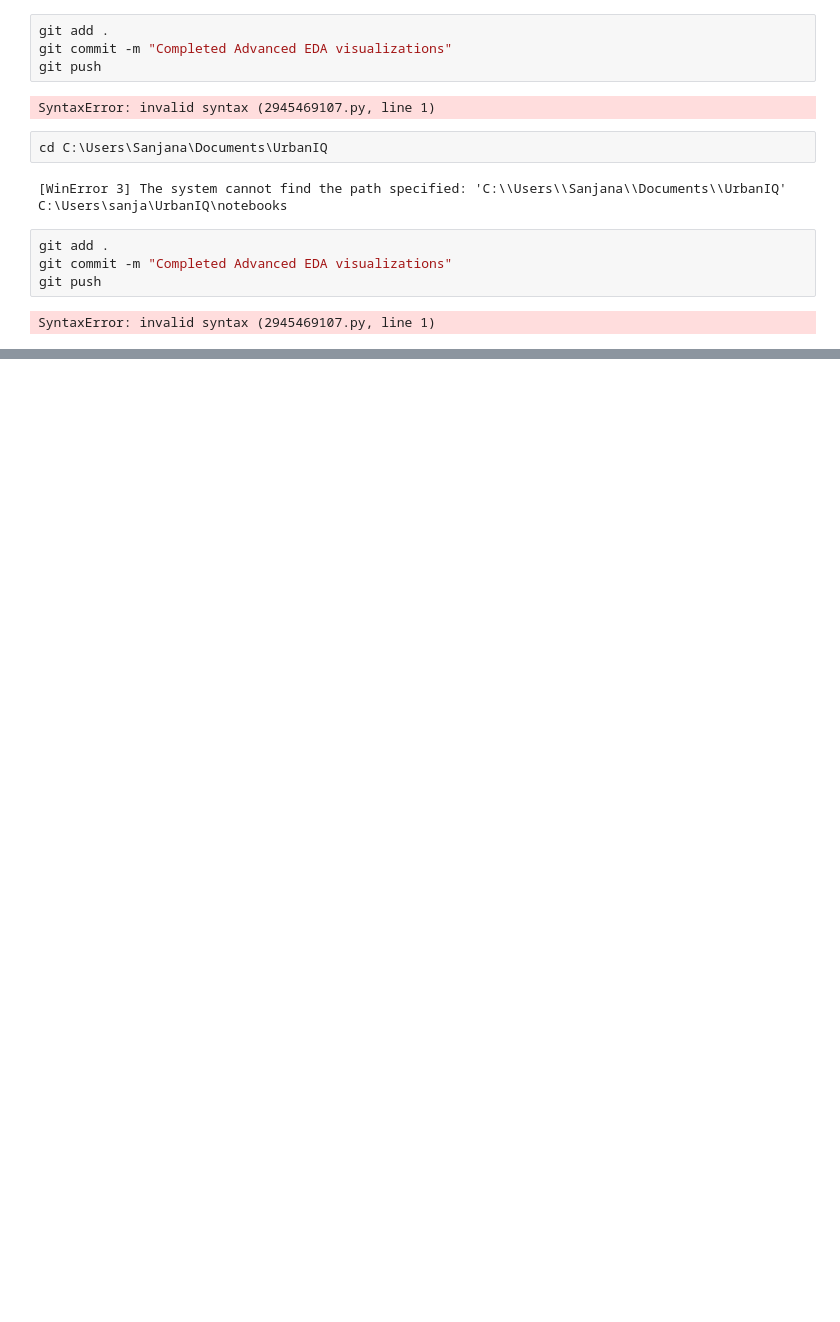
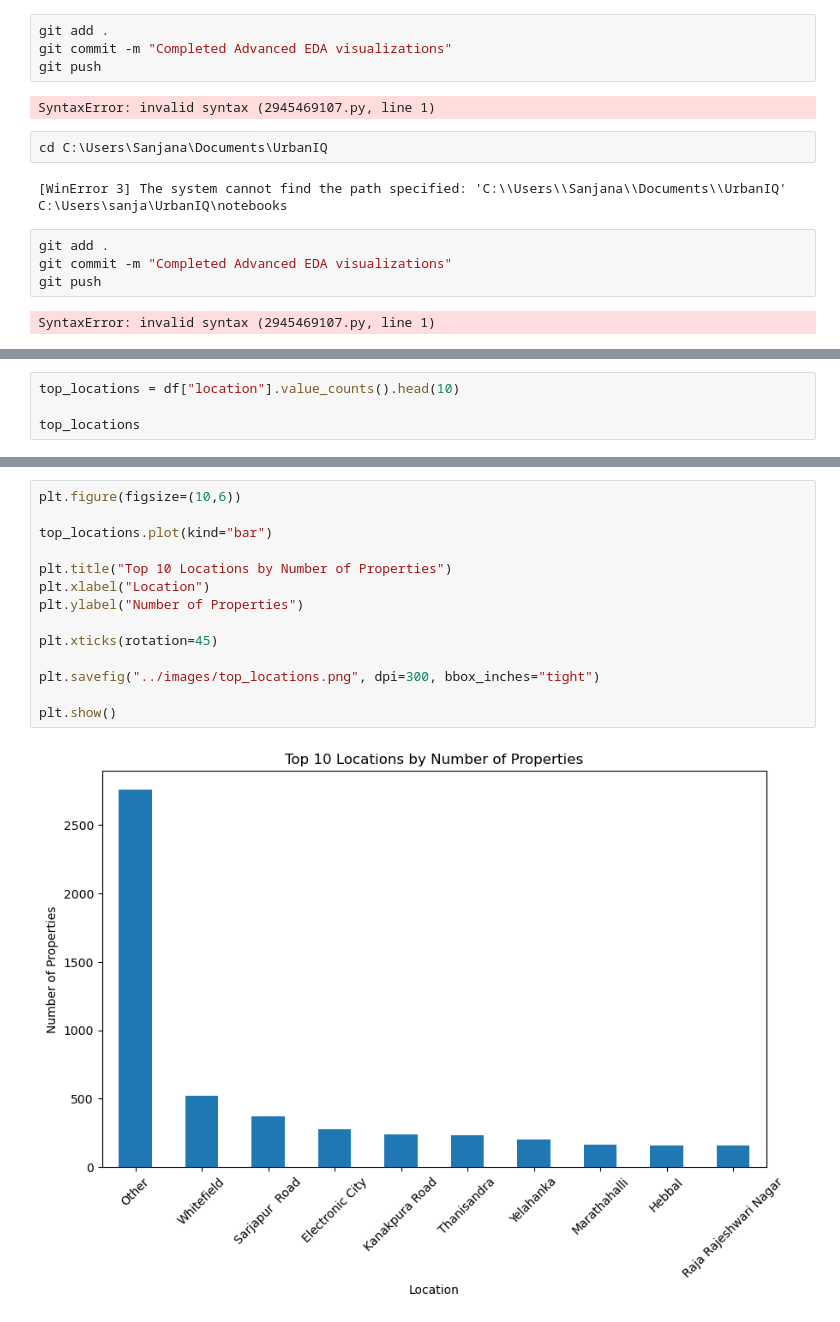
Before and after one commit to sanjureddy17/UrbanIQ, a Jupyter notebook: notebooks/02_Data_Exploration.ipynb, the cells around one changed output, grey strips where cells are left out. Cells and saved outputs as stored; diff of their text form; blank space fills up the shorter version.

```diff
--- a/notebooks/02_Data_Exploration.ipynb
+++ b/notebooks/02_Data_Exploration.ipynb
@@ -1055,0 +1120,4 @@ SyntaxError: invalid syntax (2945469107.py, line 1)
+# %%
+top_locations = df["location"].value_counts().head(10)
+
+top_locations
@@ -1055,0 +1137,16 @@ SyntaxError: invalid syntax (2945469107.py, line 1)
+# %%
+plt.figure(figsize=(10,6))
+
+top_locations.plot(kind="bar")
+
+plt.title("Top 10 Locations by Number of Properties")
+plt.xlabel("Location")
+plt.ylabel("Number of Properties")
+
+plt.xticks(rotation=45)
+
+plt.savefig("../images/top_locations.png", dpi=300, bbox_inches="tight")
+
+plt.show()
+# %% [output]
+[figure, added]
```
Also changed, not shown: parts of 16 cells of this notebook, 8 other files.
